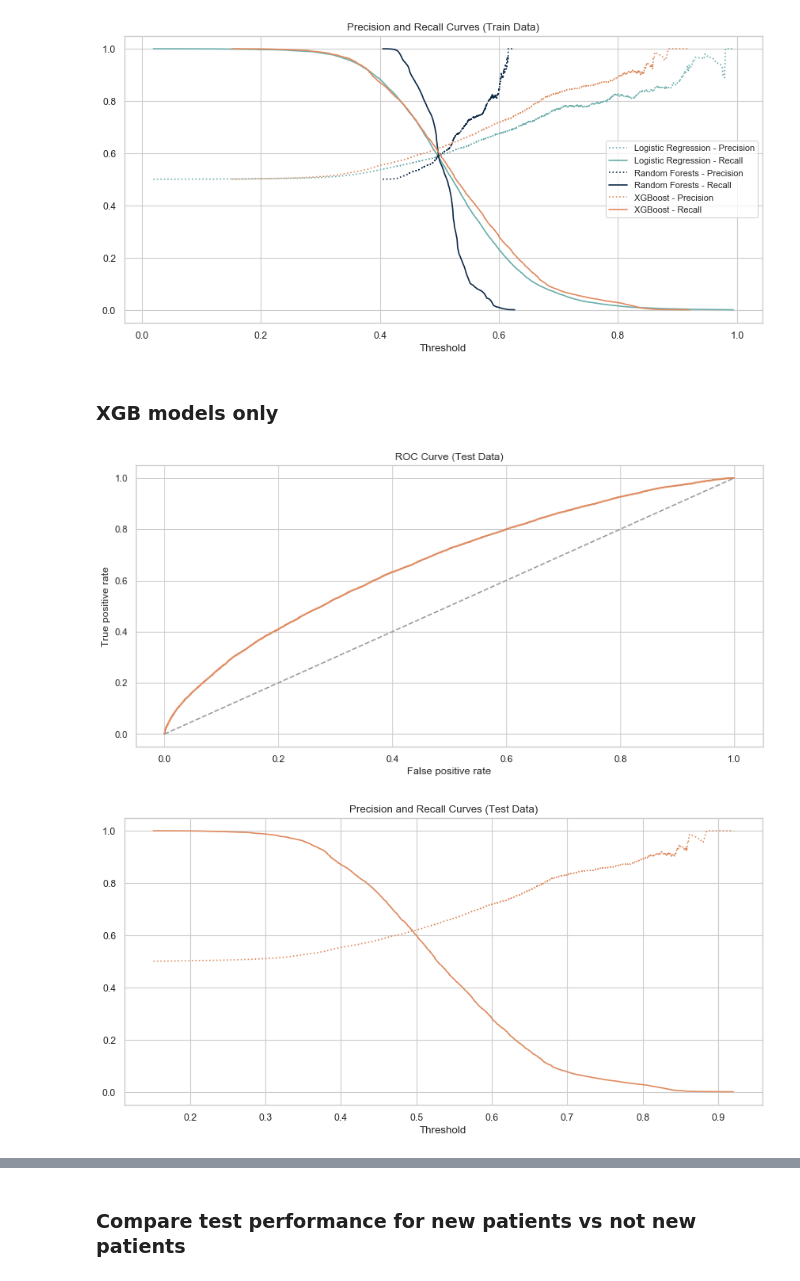
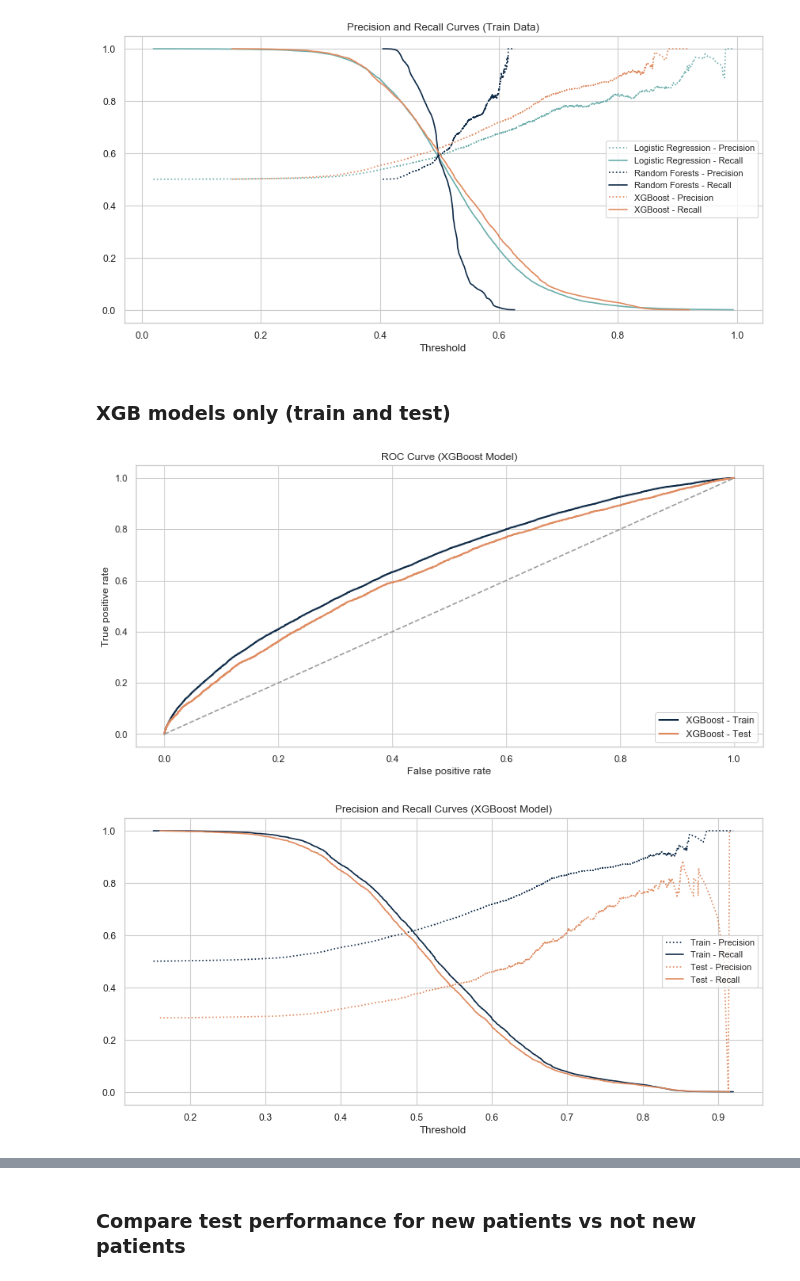
Before and after one commit to jocelynlau/metis-projects-2-5, a Jupyter notebook: project 3/8. data viz.ipynb, the cells around one changed output, grey strips where cells are left out. Cells and saved outputs as stored; diff of their text form; code cells hidden in the pictures.

```diff
--- a/project 3/8. data viz.ipynb
+++ b/project 3/8. data viz.ipynb
@@ -127,49 +132,54 @@ plt.savefig("figures/p_r_model_compare.png", bbox_inches = 'tight');
 # %% [output]
 [figure]
 # %% [markdown]
-### XGB models only
+### XGB models only (train and test)
+# %%
+y_test_pred_prob_XGB = XGB.predict_proba(X2_test)[:,1]
+y_train_pred = XGB.predict(X2_train)
+y_test_pred = XGB.predict(X2_test)
 # %%
 # Compare ROCs for:
 # fpr13, tpr13, thresholds13 = roc_curve(y_train, y_pred_prob_LR) # LR
-# fpr14, tpr14, thresholds14 = roc_curve(y_train, y_pred_prob_RFC) # RFC
-fpr15, tpr15, thresholds15 = roc_curve(y2_train, y_pred_prob_XGB) # XGB
+fpr14, tpr14, thresholds14 = roc_curve(y2_train, y_pred_prob_XGB) # RFC
+fpr15, tpr15, thresholds15 = roc_curve(y2_test, y_test_pred_prob_XGB) # XGB
 
 plt.figure(figsize=(13,6))
 
 # plt.plot(fpr13, tpr13,lw=2,label='Logistic Regression',c="#6aadaa")
-# plt.plot(fpr14, tpr14,lw=2,label='Random Forests',c="#0e2a47ff")
-plt.plot(fpr15, tpr15,lw=2,label='XGBoost',c="#df8b60")
+plt.plot(fpr14, tpr14,lw=2,label='XGBoost - Train',c="#0e2a47ff")
+plt.plot(fpr15, tpr15,lw=2,label='XGBoost - Test',c="#df8b60")
 # plt.plot(fpr16, tpr16,lw=2,label='LGB o - v4')
 
 plt.plot([0,1],[0,1],c='#999999',ls='--')
 plt.xlim([-0.05,1.05])
 plt.ylim([-0.05,1.05])
 
-# plt.legend(loc='lower right')
+plt.legend(loc='lower right')
 plt.xlabel('False positive rate')
 plt.ylabel('True positive rate')
-plt.title('ROC Curve (Test Data)')
+plt.title('ROC Curve (XGBoost Model)')
 
 plt.savefig("figures/roc_XGB.png", bbox_inches = 'tight');
 # %% [output]
-[figure, old version]
+[figure, new version]
 # %%
+
 # Compare Precision/Recall curves
 # precision_curve2, recall_curve2, threshold_curve2 = precision_recall_curve(y_train, y_pred_prob_LR)
-# precision_curve4, recall_curve4, threshold_curve4 = precision_recall_curve(y_train, y_pred_prob_RFC)
-precision_curve5, recall_curve5, threshold_curve5 = precision_recall_curve(y2_train, y_pred_prob_XGB)
+precision_curve4, recall_curve4, threshold_curve4 = precision_recall_curve(y2_train, y_pred_prob_XGB)
+precision_curve5, recall_curve5, threshold_curve5 = precision_recall_curve(y2_test, y_test_pred_prob_XGB)
 
 plt.figure(dpi=80,figsize=(13,6))
 # plt.plot(threshold_curve2, precision_curve2[1:],label='Logistic Regression - Precision',color='#6aadaa',linestyle=':')
 # plt.plot(threshold_curve2, recall_curve2[1:], label='Logistic Regression - Recall',color='#6aadaa')
-# plt.plot(threshold_curve4, precision_curve4[1:],label='Random Forests - Precision',color='#0e2a47ff',linestyle=':')
-# plt.plot(threshold_curve4, recall_curve4[1:], label='Random Forests - Recall',color='#0e2a47ff')
-plt.plot(threshold_curve5, precision_curve5[1:],label='XGBoost - Precision',color='#df8b60',linestyle=':')
-plt.plot(threshold_curve5, recall_curve5[1:], label='XGBoost - Recall',color='#df8b60')
-# plt.legend(loc='center right',fontsize='small')
+plt.plot(threshold_curve4, precision_curve4[1:],label='Train - Precision',color='#0e2a47ff',linestyle=':')
+plt.plot(threshold_curve4, recall_curve4[1:], label='Train - Recall',color='#0e2a47ff')
+plt.plot(threshold_curve5, precision_curve5[1:],label='Test - Precision',color='#df8b60',linestyle=':')
+plt.plot(threshold_curve5, recall_curve5[1:], label='Test - Recall',color='#df8b60')
+plt.legend(loc='center right',fontsize='small')
 plt.xlabel('Threshold');
-plt.title('Precision and Recall Curves (Test Data)')
+plt.title('Precision and Recall Curves (XGBoost Model)')
 
 plt.savefig("figures/p_r_XGB.png", bbox_inches = 'tight');
 # %% [output]
-[figure, old version]
+[figure, new version]
```
Also changed, not shown: parts of 14 cells of this notebook, 21 other files.
